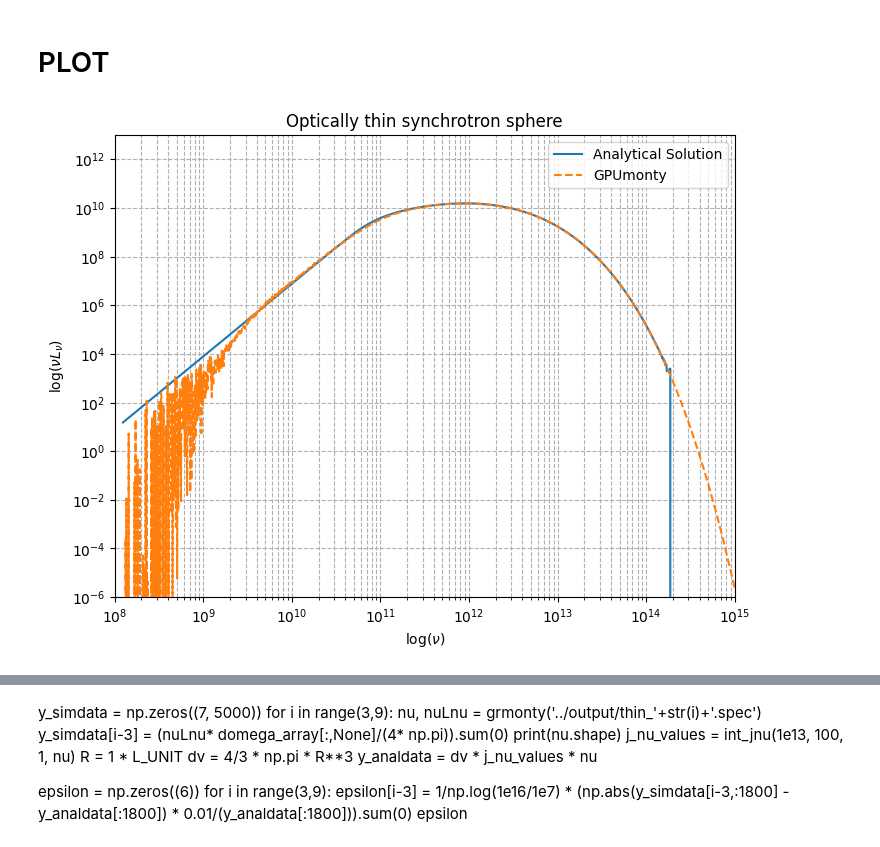
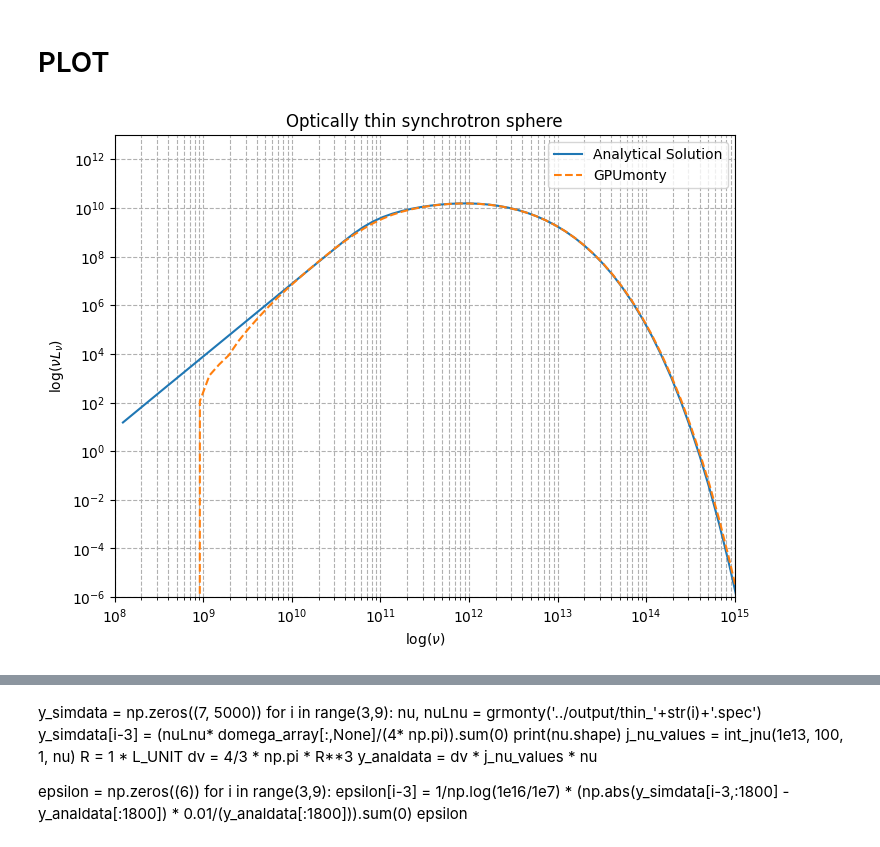
Before and after one commit to black-hole-group/gpumonty, a Jupyter notebook: python/sphere_test.ipynb, the cells around one changed output, grey strips where cells are left out. Drawn from its saved outputs; the diff is of its cells as text; code cells hidden in the pictures.

```diff
--- a/python/sphere_test.ipynb
+++ b/python/sphere_test.ipynb
@@ -35,7 +35,7 @@ def grmonty(file):
     #print(nu)
     # Return log(nu) and ll array
     return nu, ll
-nu, nuLnu = grmonty('../output/thick.spec')
+nu, nuLnu = grmonty('../output/thick_test.spec')
 domega_array = np.array([4.254826e-1, 1.247635e0, 1.985301e0, 2.588526e0, 3.016463e0, 3.240132e0])
 # %%
 import numpy as np
@@ -227,43 +227,61 @@ def Bnu(nu, Thetae):
     return result
 
 #print("Optical depth at nu =", 1e9, "is:",(jnu(1e13, 1e15, 1, 100))/(Bnu(1e15, 100)))
-j_nu_values = jnu(1e20, nu, 1, 100)
-#j_nu_values = int_jnu(1e20, 100, 1, nu)
+j_nu_values = int_jnu(1e20, 100, 1, nu)#jnu(1e20, nu, 1, 100)
+j_nu_values_avg = int_jnu(1e20, 100, 1, nu)
 alpha_nu_values = (j_nu_values)/(Bnu(nu, 100))
 
 R = 1 * L_UNIT
 dv = 4/3 * np.pi * R**3
-Luminosity_analytic = dv * (int_jnu(1e20, 100, 1, nu)/(jnu(1e20, nu, 1, 100)/Bnu(nu,100))) * (1 - np.exp(- (jnu(1e20, nu, 1, 100)/Bnu(nu,100)) * 1 ))
-#Luminosity_analytic = dv * j_nu_values
+alpha = np.float128(jnu(1e20, nu, 1, 100))/np.float128(Bnu(nu,100))
+# Loop through each value of alpha and apply the appropriate formula
+exp_approx = np.zeros_like(nu)  # Assuming nu has the same length as alpha
+Luminosity_analytic = np.zeros_like(nu)
+for i in range(len(alpha)):
+    if alpha[i] < 1e-3:
+        # Using the Taylor expansion approximation for small alpha
+        Luminosity_analytic[i] = dv * int_jnu(1e20, 100, 1, nu[i])/(alpha[i]) * (alpha[i] + alpha[i]**2/2 + alpha[i]**3/6 + alpha[i]**4/24)
+    else:
+        # Standard exponential for larger alpha
+        exp_approx[i] = np.exp(-alpha[i])
+        Luminosity_analytic[i] = dv * (int_jnu(1e20, 100, 1, nu[i])/(alpha[i]) * (1 - exp_approx[i]))
+
+
+#Luminosity_analytic = dv * (int_jnu(1e20, 100, 1, nu)/(int_jnu(1e20, 100, 1, nu)/Bnu(nu,100))) * (1 - np.exp(- (int_jnu(1e20, 100, 1, nu)/Bnu(nu,100)) * 1 ))
+
+Luminosity_analytic_2 = dv * j_nu_values_avg
 nu_luminosity_analytic = nu * Luminosity_analytic
+nu_luminosity_analytic_2 = nu * Luminosity_analytic_2
 
 # Plot jnu vs nu
 plt.figure(figsize=(8, 6))
 plt.plot(nu, nu_luminosity_analytic, linestyle='-', label = 'Analytical Solution')
+#plt.plot(nu, nu_luminosity_analytic_2, linestyle='-', label = 'Analytical Solution')
+
 #plt.plot(nu, (nuLnu * domega_array[:,np.newaxis]/(4*np.pi)).sum(0), linestyle='-', label = 'GPUmonty')
 #plt.plot(nu, (nuLnu[5]/(4 * np.pi) * domega_array[:,np.newaxis]).sum(0), linestyle='-', label = 'GPUmonty')
-#plt.plot(grmonty_nu, (grmonty_nuLnu/(4 * np.pi)).sum(0), linestyle='-', label = 'Grmonty')
+#plt.plot(grmonty_nu, (grmonty_nuLnu/(4 * np.pi)).sum(0), linestyle='-', label = 'Grmonty')z
 #plt.plot(grmonty_nu, (grmonty_nuLnu/(16 * np.pi)).sum(0), linestyle='-', label = 'Grmonty')
 plt.plot(nu, (nuLnu* domega_array[:,None]/(4 * np.pi)).sum(0), linestyle='--', label = 'GPUmonty')
 #plt.plot(nu_check, (nuLnu_check/(4 * np.pi)).sum(0), linestyle='--', label = 'GPUmonty_check')
 
 #plt.plot(grmonty_nu_all, (grmonty_nuLnu_all/(16 * np.pi)).sum(0), linestyle='-', label = 'Grmonty 1')
 
 #x = (nuLnu * domega/(4*np.pi)).sum(0)
 #plt.plot(lognu, np.log10(nu_luminosity_analytic) - (s.ll), label = 'difference')
 #gpumonty_nulognu = 10**(s.ll - np.log10(3.83e33))
 #epsilon = 1/lognu * (np.abs(gpumonty_nulognu - nu_luminosity_analytic)/nu_luminosity_analytic * np.gradient(lognu)).sum(-1)
 plt.ylim(1e-6,1e13)
 plt.xlim(1e8,1e15)
 plt.yscale('log')
 plt.xscale('log')
 #plt.yticks([1e-11, 1e-10,1e-9, 1e-8, 1e-7, 1e-6, 1e-5,1e-4, 1e-3, 1e-2, 1e-1, 1e0, 1e1, 1e2, 1e3, 1e4,1e5])
 plt.xlabel(r"$\log(\nu)$")
 plt.legend()
 plt.ylabel(r"$\log(\nu L_\nu)$")
 plt.title('Optically thin synchrotron sphere')
 plt.grid(True, which="both", ls="--")
 plt.show()
 # %% [output]
-[figure, old version]
+[figure, new version]
 # %%
```
Also changed, not shown: parts of 6 cells of this notebook, 16 other files.
